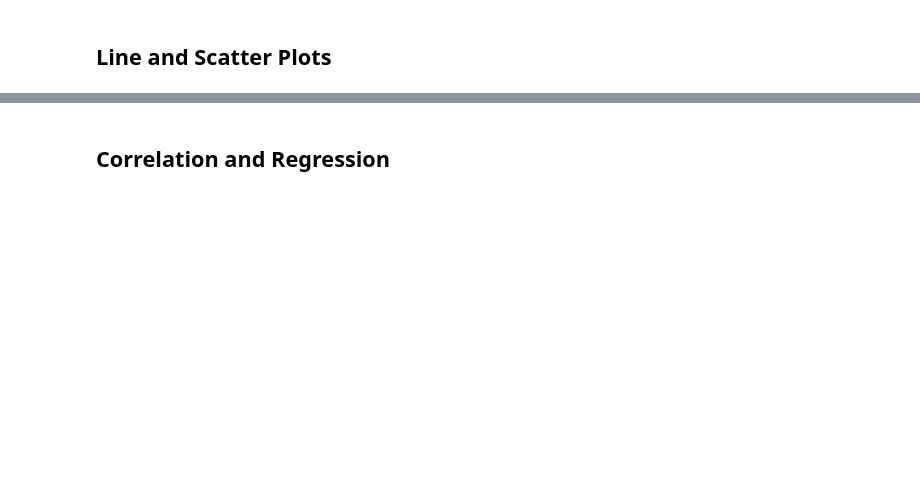
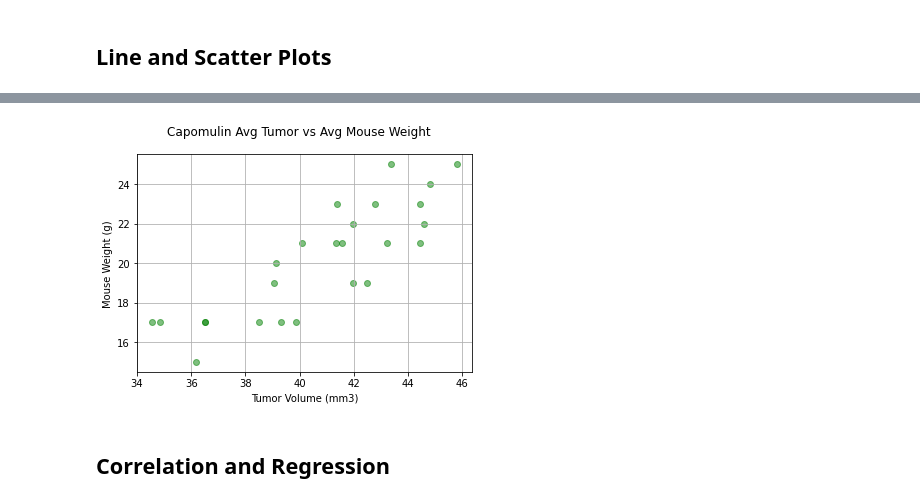
Before and after one commit to natlass/The-Power-of-Plots, a Jupyter notebook: pymaceuticals_starter.ipynb, the cells around one changed output, grey strips where cells are left out. Cells and saved outputs as stored; diff of their text form; code cells hidden in the pictures; blank space fills up the shorter version.

```diff
--- a/pymaceuticals_starter.ipynb
+++ b/pymaceuticals_starter.ipynb
@@ -264,3 +281,24 @@ plt.show()
+# %%
+# Generate a scatter plot of average tumor volume vs. mouse weight for the Capomulin regimen
+
+# Again, generate the capomulin dataframe.
+all_capomulin_df = capomulin_df.groupby(['Mouse ID'])
+
+# Find averages for volume and weight
+avg_tum = all_capomulin_df['Tumor Volume (mm3)'].mean()
+avg_weight = all_capomulin_df['Weight (g)'].mean()
+
+# Create your plot
+plt.scatter(avg_tum, avg_weight, marker="o", alpha=0.5, c="green")
+
+# Set labels and other specifics
+plt.suptitle("Capomulin Avg Tumor vs Avg Mouse Weight")
+plt.xlabel("Tumor Volume (mm3)")
+plt.ylabel("Mouse Weight (g)")
+plt.grid()
+plt.show()
+# %% [output]
+[figure, added]
 # %% [markdown]
 ## Correlation and Regression
 # %%
```
Also changed, not shown: parts of 5 cells of this notebook.
